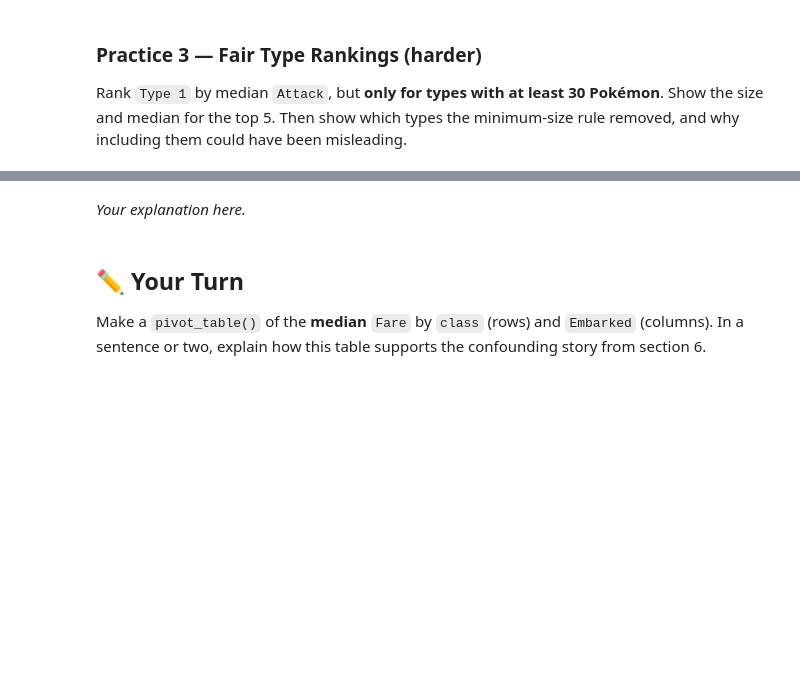
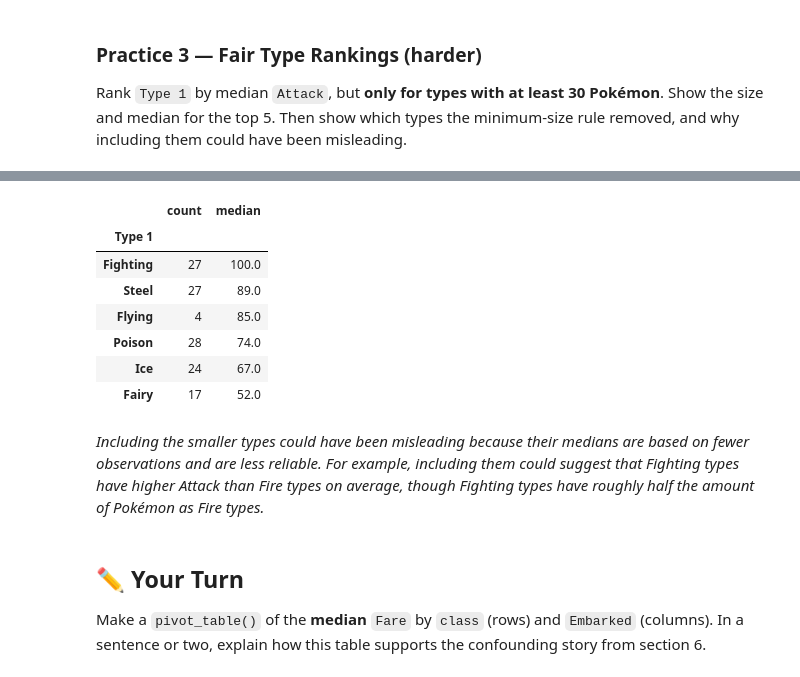
Before and after one commit to ECOKER1226/3603-data-science-coker, a Jupyter notebook: Work/07-Describing_Data/04-Comparing_Groups.ipynb, the cells around one changed output, grey strips where cells are left out. Drawn from its saved outputs; the diff is of its cells as text; code cells hidden in the pictures; blank space fills up the shorter version.

Commit message:
saved work on 04-Comparing_Groups.ipynb

```diff
--- a/Work/07-Describing_Data/04-Comparing_Groups.ipynb
+++ b/Work/07-Describing_Data/04-Comparing_Groups.ipynb
@@ -167,3 +318,10 @@ Find the share of Pokémon that are Legendary in each `Generation`, as a percent
 Rank `Type 1` by median `Attack`, but **only for types with at least 30 Pokémon**. Show the size and median for the top 5. Then show which types the minimum-size rule removed, and why including them could have been misleading.
 # %%
 # Your code here
+type_stats = poke.groupby('Type 1')['Attack'].agg(
+    count=('count'),
+    median=('median')
+)
+
+large_types = type_stats[type_stats['count'] >= 30].sort_values('median', ascending=False)
+large_types.head(5)
@@ -170,5 +336,17 @@ Rank `Type 1` by median `Attack`, but **only for types with at least 30 Pokémon
+# %%
+small_types = type_stats[type_stats['count'] < 30].sort_values('median', ascending=False)
+small_types
+# %% [output]
+|  | count | median |
+| Type 1 |  |  |
+| Fighting | 27 | 100.0 |
+| Steel | 27 | 89.0 |
+| Flying | 4 | 85.0 |
+| Poison | 28 | 74.0 |
+| Ice | 24 | 67.0 |
+| Fairy | 17 | 52.0 |
 # %% [markdown]
-*Your explanation here.*
+*Including the smaller types could have been misleading because their medians are based on fewer observations and are less reliable. For example, including them could suggest that Fighting types have higher Attack than Fire types on average, though Fighting types have roughly half the amount of Pokémon as Fire types.*
 # %% [markdown]
 ## ✏️ Your Turn
 Make a `pivot_table()` of the **median** `Fare` by `class` (rows) and `Embarked` (columns). In a sentence or two, explain how this table supports the confounding story from section 6.
```
Also changed, not shown: parts of 22 cells of this notebook.
